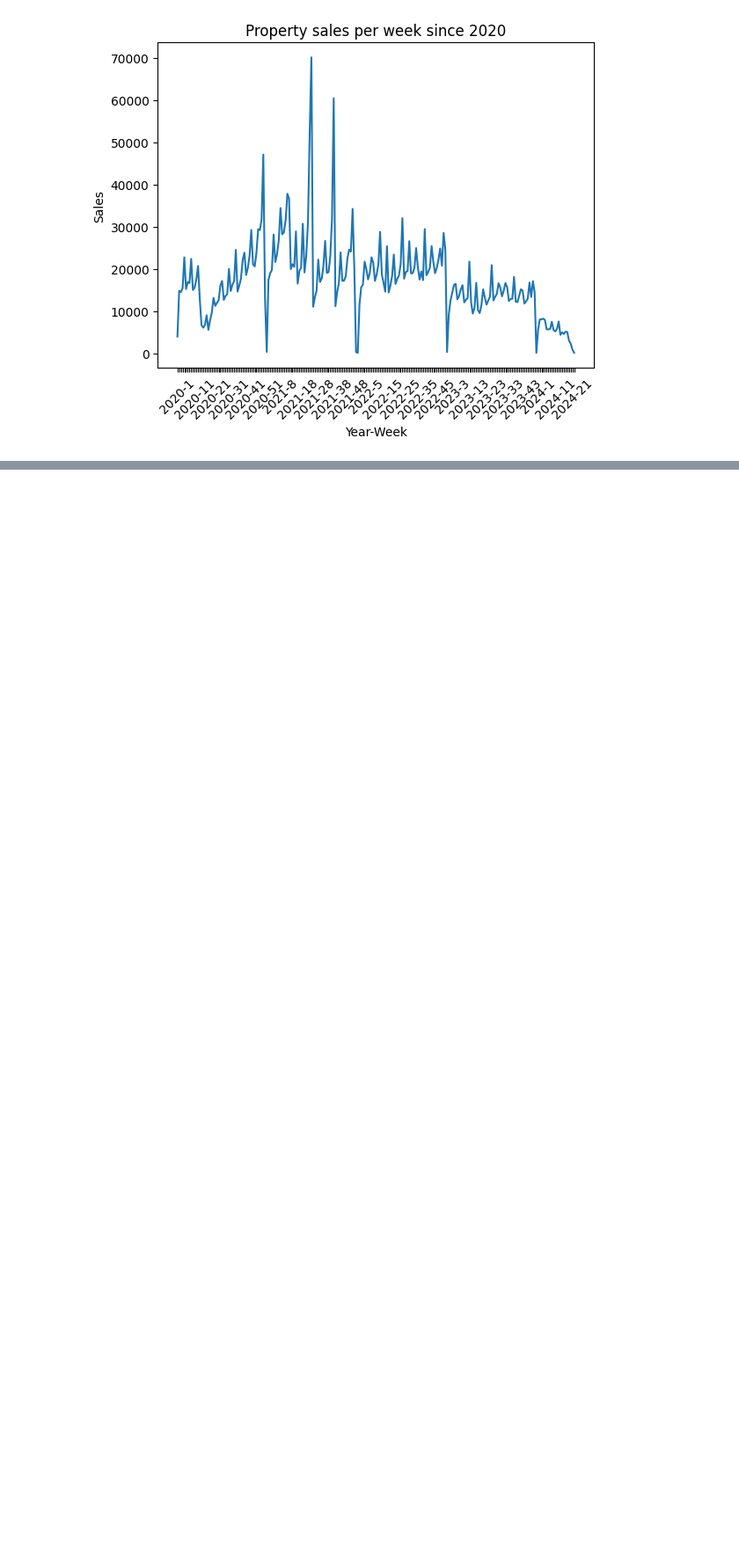
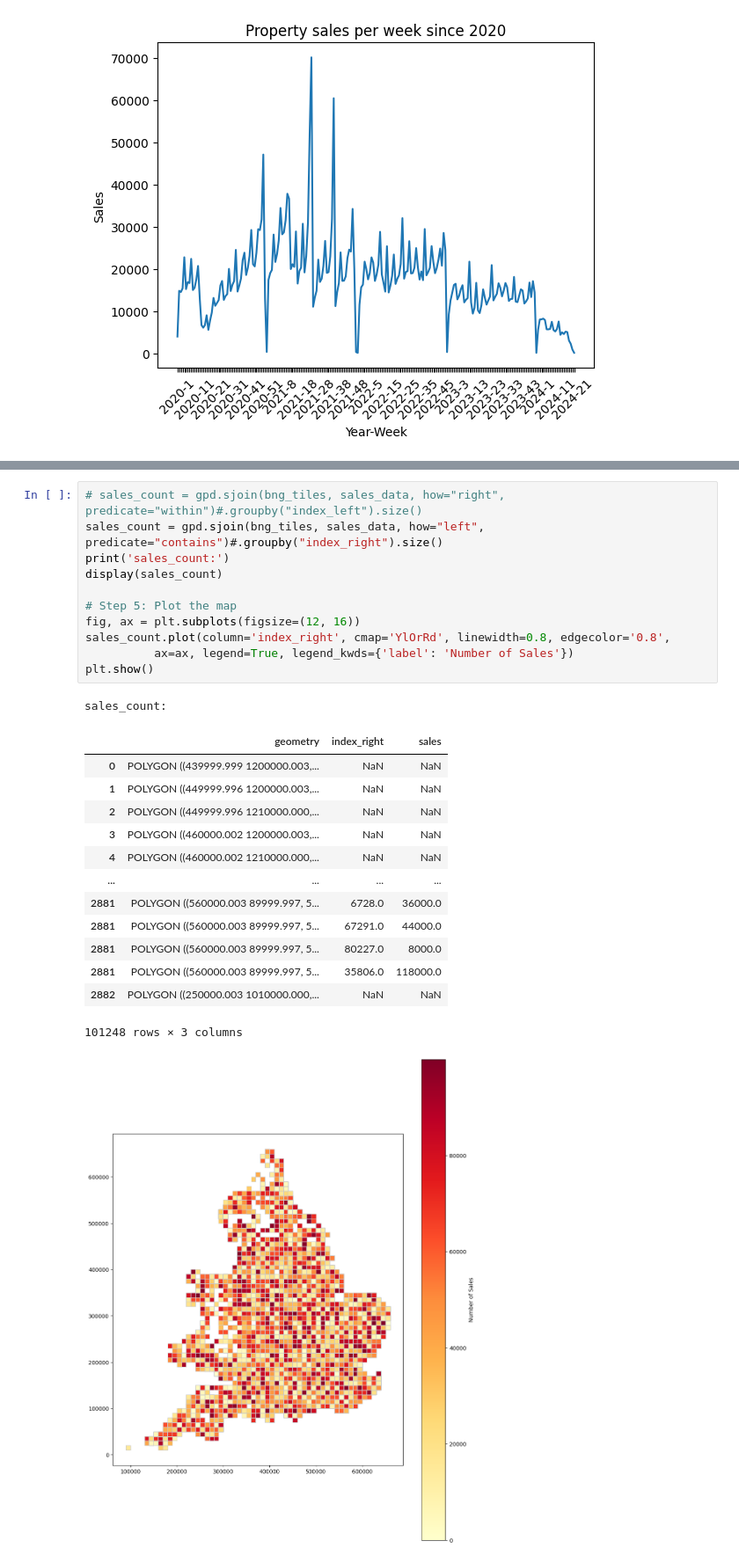
Before and after one commit to makeyourownmaker/misc, a Jupyter notebook: Chimnie.ipynb, the cells around one changed output, grey strips where cells are left out. Shown at 88% size. Cells and saved outputs as stored; diff of their text form; blank space fills up the shorter version.

```diff
--- a/Chimnie.ipynb
+++ b/Chimnie.ipynb
@@ -504,0 +732,27 @@ AttributeError: 'DataFrame' object has no attribute 'datetime'
+# %%
+# sales_count = gpd.sjoin(bng_tiles, sales_data, how="right", predicate="within")#.groupby("index_left").size()
+sales_count = gpd.sjoin(bng_tiles, sales_data, how="left", predicate="contains")#.groupby("index_right").size()
+print('sales_count:')
+display(sales_count)
+
+# Step 5: Plot the map
+fig, ax = plt.subplots(figsize=(12, 16))
+sales_count.plot(column='index_right', cmap='YlOrRd', linewidth=0.8, edgecolor='0.8',
+          ax=ax, legend=True, legend_kwds={'label': 'Number of Sales'})
+plt.show()
+# %% [output]
+sales_count:
+|  | geometry | index_right | sales |
+| 0 | POLYGON ((439999.999 1200000.003,... | NaN | NaN |
+| 1 | POLYGON ((449999.996 1200000.003,... | NaN | NaN |
+| 2 | POLYGON ((449999.996 1210000.000,... | NaN | NaN |
+| 3 | POLYGON ((460000.002 1200000.003,... | NaN | NaN |
+| 4 | POLYGON ((460000.002 1210000.000,... | NaN | NaN |
+| ... | ... | ... | ... |
+| 2881 | POLYGON ((560000.003 89999.997, 5... | 6728.0 | 36000.0 |
+| 2881 | POLYGON ((560000.003 89999.997, 5... | 67291.0 | 44000.0 |
+| 2881 | POLYGON ((560000.003 89999.997, 5... | 80227.0 | 8000.0 |
+| 2881 | POLYGON ((560000.003 89999.997, 5... | 35806.0 | 118000.0 |
+| 2882 | POLYGON ((250000.003 1010000.000,... | NaN | NaN |
+101248 rows × 3 columns
+[figure, added]
```
Also changed, not shown: parts of 29 cells of this notebook.
